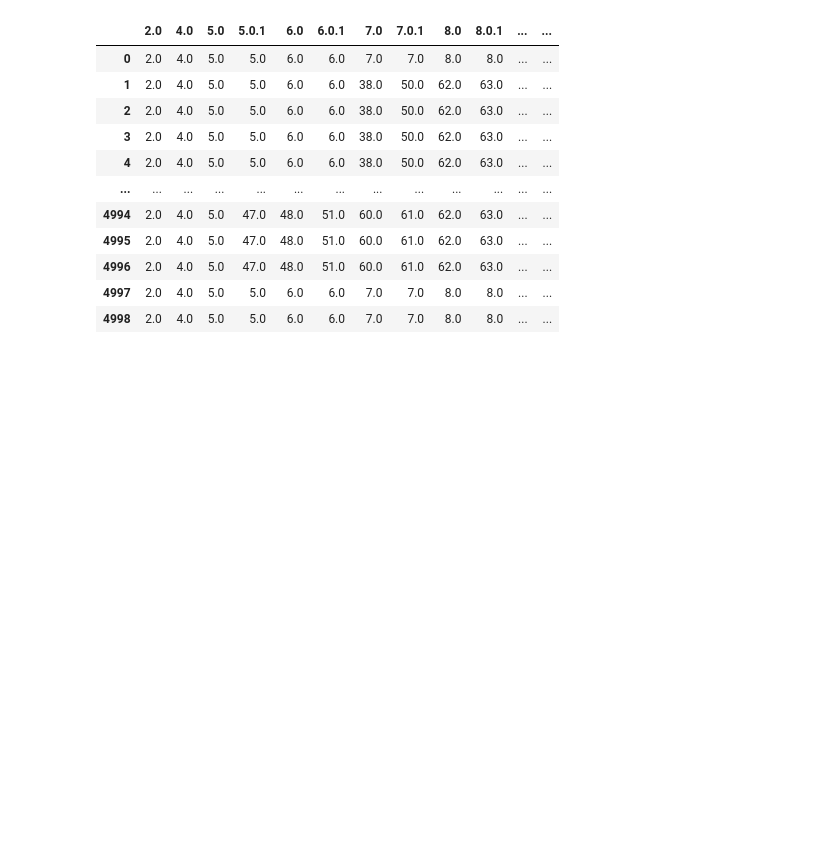
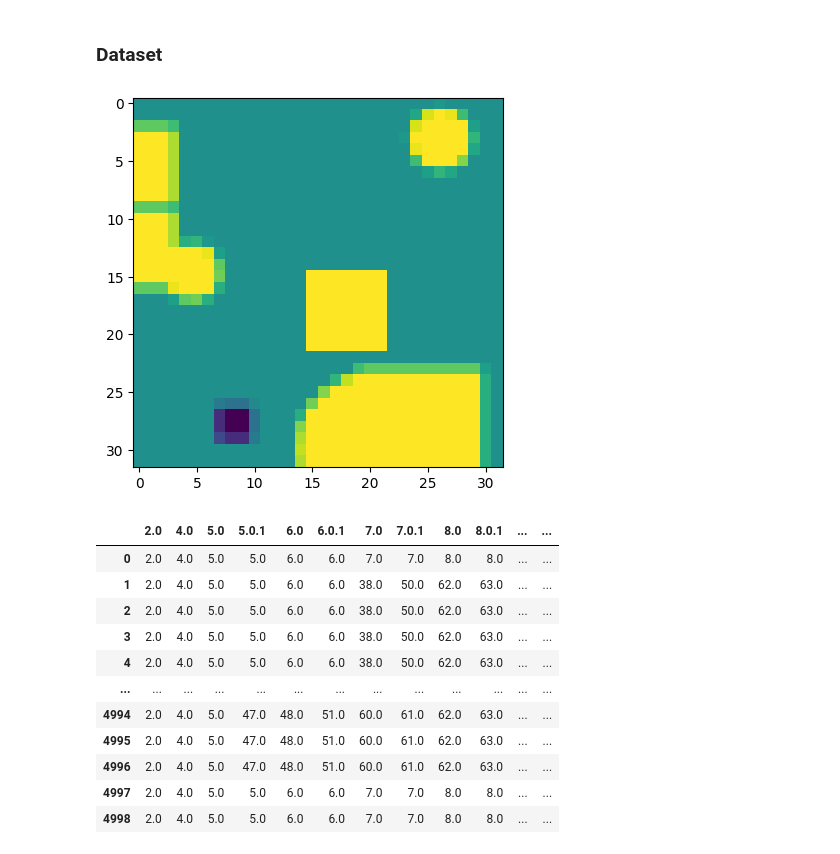
Before and after one commit to rows-of-houses/LSBMP_final_project, a Jupyter notebook: notebooks/generate_data.ipynb, the cells around one changed output. Saved outputs shown, nothing was run; the diff lists cells and outputs as text; code cells hidden in the pictures; blank space fills up the shorter version.

```diff
--- a/notebooks/generate_data.ipynb
+++ b/notebooks/generate_data.ipynb
@@ -23,0 +46,2 @@ for state in states:
+# %% [markdown]
+### Dataset
@@ -24,3 +50,11 @@ for state in states:
+# %%
+from dataset_image import LSBMPDataset
+
+dataset = LSBMPDataset("../data/dev")
+plt.imshow(dataset[0][0])
+plt.show()
+# %% [output]
+[figure, added]
 # %%
 import pandas as pd
 # %%
```
Also changed, not shown: parts of 7 cells of this notebook, 3 other files.
